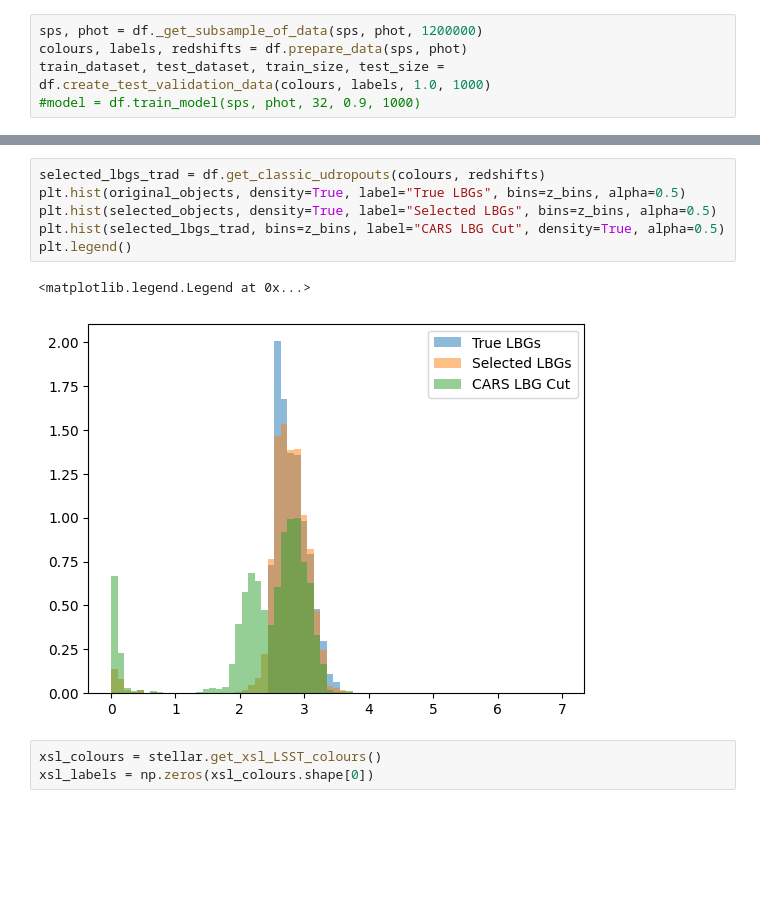
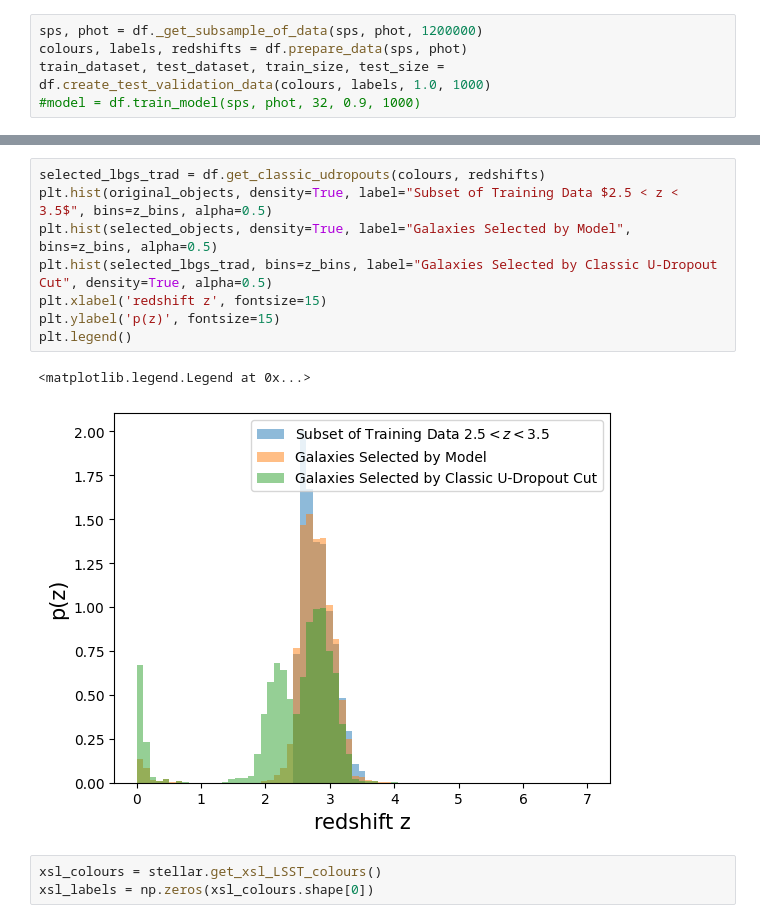
Before and after one commit to fpetri115/LBGoptimise, a Jupyter notebook: VALIDATION.ipynb, the cells around one changed output, grey strips where cells are left out. Saved outputs shown, nothing was run; the diff lists cells and outputs as text; blank space fills up the shorter version.

```diff
--- a/VALIDATION.ipynb
+++ b/VALIDATION.ipynb
@@ -47,12 +49,14 @@ interloper fraction(%):  2.832097100472016
 # %%
 selected_lbgs_trad = df.get_classic_udropouts(colours, redshifts)
-plt.hist(original_objects, density=True, label="True LBGs", bins=z_bins, alpha=0.5)
-plt.hist(selected_objects, density=True, label="Selected LBGs", bins=z_bins, alpha=0.5)
-plt.hist(selected_lbgs_trad, bins=z_bins, label="CARS LBG Cut", density=True, alpha=0.5)
+plt.hist(original_objects, density=True, label="Subset of Training Data $2.5 < z < 3.5$", bins=z_bins, alpha=0.5)
+plt.hist(selected_objects, density=True, label="Galaxies Selected by Model", bins=z_bins, alpha=0.5)
+plt.hist(selected_lbgs_trad, bins=z_bins, label="Galaxies Selected by Classic U-Dropout Cut", density=True, alpha=0.5)
+plt.xlabel('redshift z', fontsize=15)
+plt.ylabel('p(z)', fontsize=15)
 plt.legend()
 # %% [output]
 <matplotlib.legend.Legend at 0x...>
-[figure, old version]
+[figure, new version]
 # %%
 xsl_colours = stellar.get_xsl_LSST_colours()
 xsl_labels = np.zeros(xsl_colours.shape[0])
```
Also changed, not shown: parts of 3 cells of this notebook.
